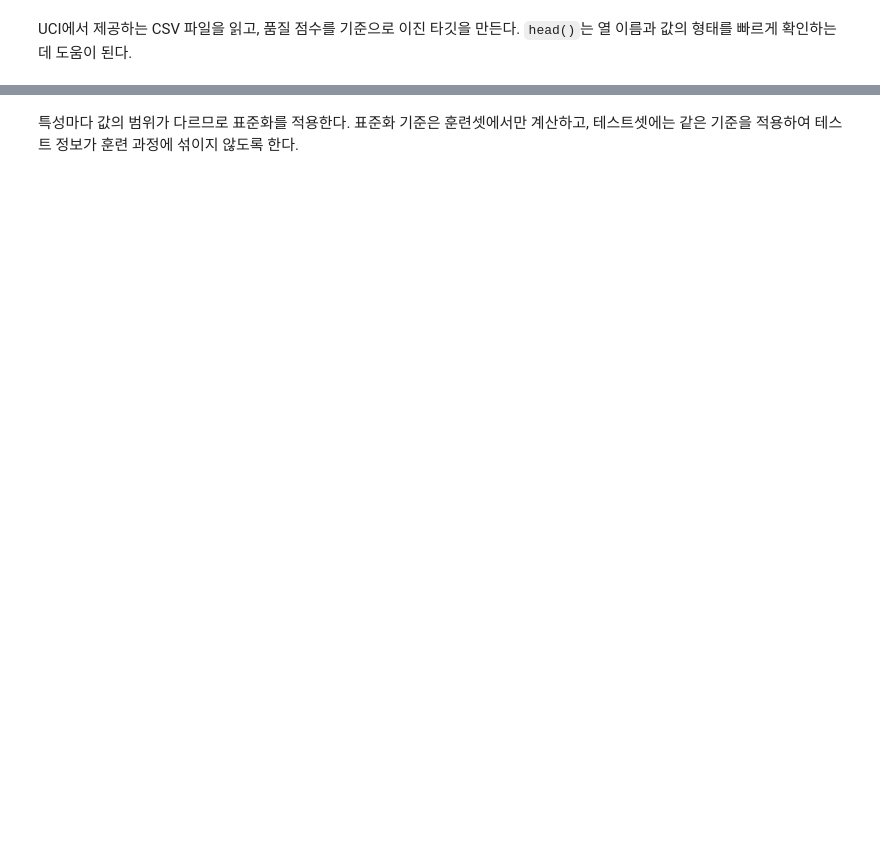
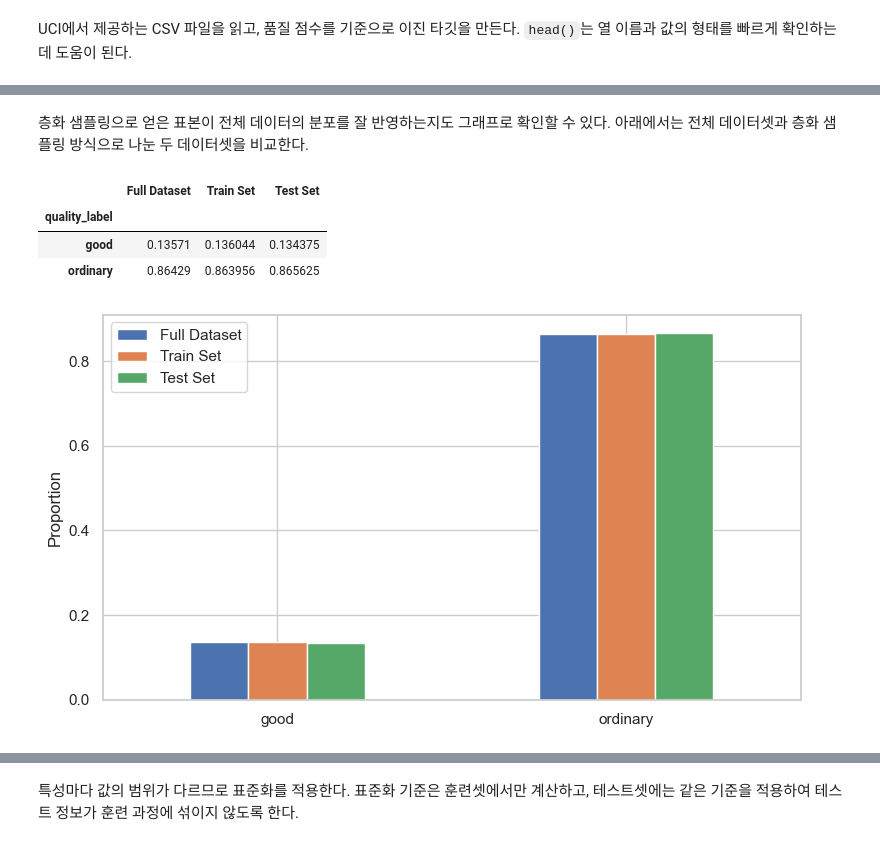
Before and after one commit to codingalzi/code-workout-datasci, a Jupyter notebook: ml_classification.ipynb, the cells around one changed output, grey strips where cells are left out. Saved outputs shown, nothing was run; the diff lists cells and outputs as text; code cells hidden in the pictures; blank space fills up the shorter version.

```diff
--- a/ml_classification.ipynb
+++ b/ml_classification.ipynb
@@ -251,0 +205,24 @@ plt.show()
+# %% [markdown]
+층화 샘플링으로 얻은 표본이 전체 데이터의 분포를 잘 반영하는지도 그래프로 확인할 수 있다.
+아래에서는 전체 데이터셋과 층화 샘플링 방식으로 나눈 두 데이터셋을 비교한다.
+# %%
+quality_label_ratio = pd.DataFrame({
+    "Full Dataset": wine_df["quality_label"].value_counts(normalize=True),
+    "Train Set": y_train.value_counts(normalize=True),
+    "Test Set": y_test.value_counts(normalize=True),
+}).sort_index()
+
+quality_label_ratio
+# %% [output]
+|  | Full Dataset | Train Set | Test Set |
+| quality_label |  |  |  |
+| good | 0.13571 | 0.136044 | 0.134375 |
+| ordinary | 0.86429 | 0.863956 | 0.865625 |
+# %%
+quality_label_ratio.plot.bar(rot=0, figsize=(9, 5))
+
+plt.xlabel("")
+plt.ylabel("Proportion")
+plt.show()
+# %% [output]
+[figure, added]
```
Also changed, not shown: parts of 85 cells of this notebook, 2 other files.
